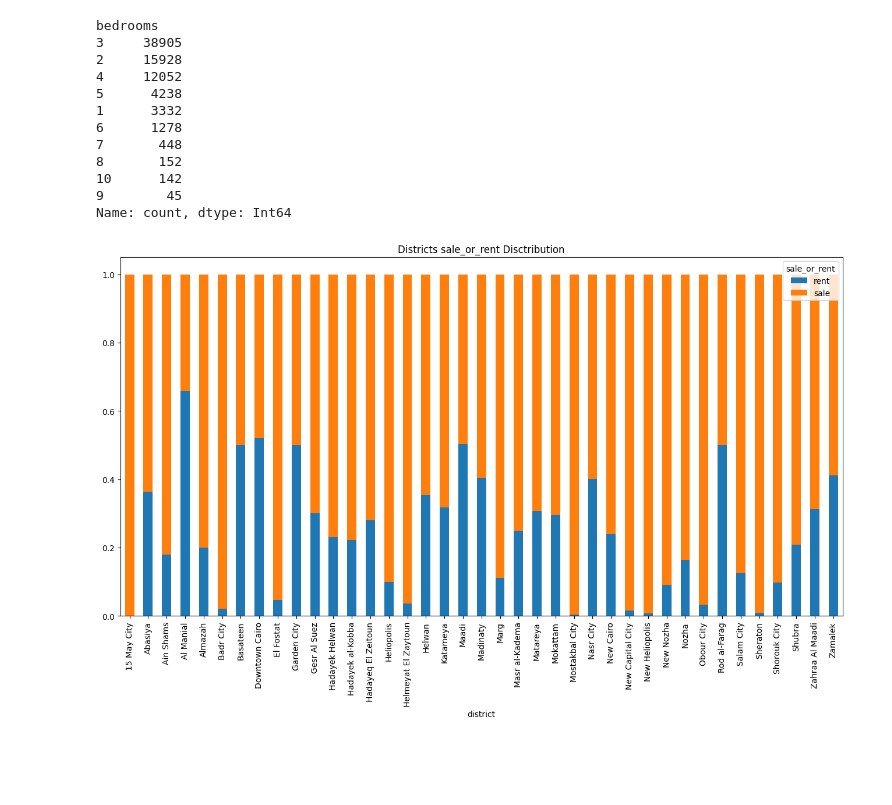
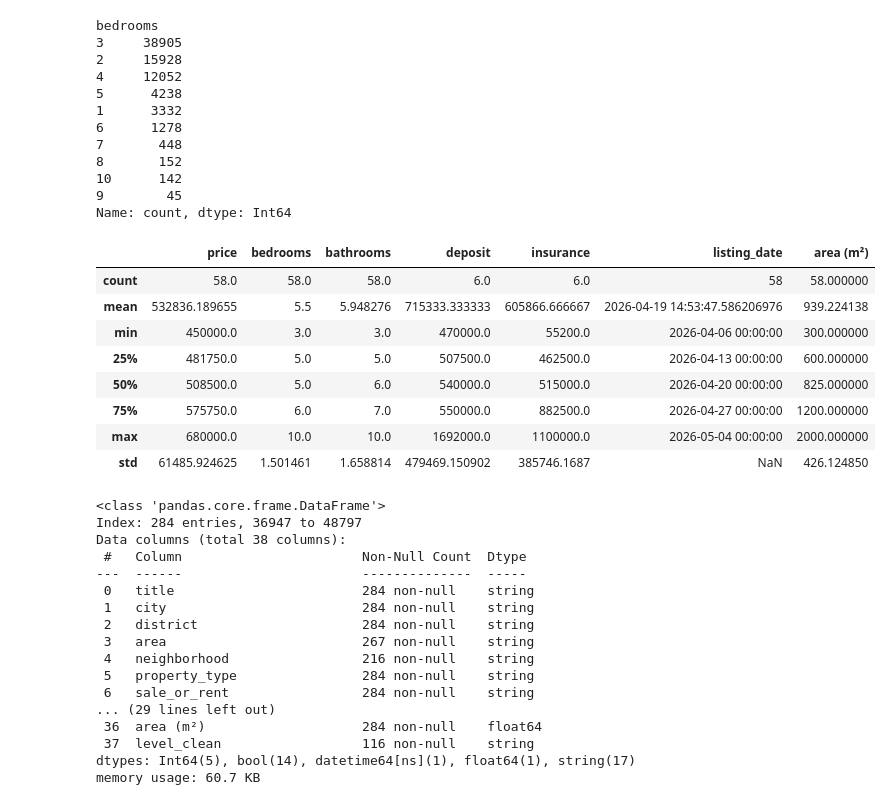
Before and after one commit to MarwanAshrafMakhlouf/cairo_real_state_intelligence_platform, a Jupyter notebook: notebooks/EDA.ipynb, the cells around one changed output. Cells and saved outputs as stored; diff of their text form; code cells hidden in the pictures; blank space fills up the shorter version.

```diff
--- a/notebooks/EDA.ipynb
+++ b/notebooks/EDA.ipynb
@@ -799,0 +933,5 @@ for pro in property_type:
+# %%
+links = []
+for index, row in extreme_rental_villas.iterrows():
+    link_row = links_df[links_df['title'] == row['title']]
+    links.append({'title': row['title'], 'villas_extreme_links': link_row['link'].values[0] if not link_row.empty else 'Link not found', 'price': row['price']})
@@ -799,0 +941,7 @@ for pro in property_type:
+# %%
+### This part will be a bit tedious becausce to make sure I need to mannualy check the data source to make sure that it's not a scraping error or a data entry error
+### First the most extreme rental villas will be removed
+extreme_rental_villas['price'].value_counts()
+for index,row in extreme_rental_villas.iterrows():
+    if row['price'] >= 700000:
+        print(f"Title: {row['title']} Price: {row['price']} with area {row['area (m²)']} m² and rental frequency {row['rental frequency']}")
@@ -800,3 +954,11 @@ for pro in property_type:
+# %%
+## After checking the data source I found that these properties are actually listed with these prices and they are not a scraping error or
+## a data entry error but they are actually listed with these prices because they are located in very high end compounds
+## However, I will remove them from the dataset because they are extreme outliers and will affect the model performance.
+
+for index, row in extreme_rental_villas.iterrows():
+    if row['price'] >= 700000:
+        df.drop(index, inplace=True)
 # %% [markdown]
 ## Summarizing our findings for today:
 1. Price is heavily right-skewed with extreme outliers across all property types — expected in real estate and must be preserved, not suppressed, as high-value properties are a core market segment.
@@ -870,14 +1050,3 @@ bedrooms
 10      142
 9        45
 Name: count, dtype: Int64
-# %%
-# First let's get an overview of what is the location distribution of our data district level
-# and in each district what are the domninat property type
-data = df.groupby('district')['sale_or_rent'].value_counts(normalize=True)
-plot_df = data.unstack(level='sale_or_rent').fillna(0)
-plot_df = plot_df.loc[(plot_df !=0).any(axis=1), (plot_df !=0).any(axis=0)]
-plot_df.plot(kind='bar', stacked= True,figsize=(16,8))
-plt.title('Districts sale_or_rent Disctribution')
-plt.show()
-# %% [output]
-[figure, removed]
@@ -885,0 +1053,14 @@ plt.show()
+# %%
+extreme_rental_villas = df[(df['property_type'] == 'villas') & (df['sale_or_rent'] == 'rent') & (df['price'] >= df[(df['property_type'] == 'villas') & (df['sale_or_rent'] == 'rent')]['price'].quantile(0.98))]
+# %%
+extreme_rental_villas.describe()
+# %% [output]
+|  | price | bedrooms | bathrooms | deposit | insurance | listing_date | area (m²) |
+| count | 58.0 | 58.0 | 58.0 | 6.0 | 6.0 | 58 | 58.000000 |
+| mean | 532836.189655 | 5.5 | 5.948276 | 715333.333333 | 605866.666667 | 2026-04-19 14:53:47.586206976 | 939.224138 |
+| min | 450000.0 | 3.0 | 3.0 | 470000.0 | 55200.0 | 2026-04-06 00:00:00 | 300.000000 |
+| 25% | 481750.0 | 5.0 | 5.0 | 507500.0 | 462500.0 | 2026-04-13 00:00:00 | 600.000000 |
+| 50% | 508500.0 | 5.0 | 6.0 | 540000.0 | 515000.0 | 2026-04-20 00:00:00 | 825.000000 |
+| 75% | 575750.0 | 6.0 | 7.0 | 550000.0 | 882500.0 | 2026-04-27 00:00:00 | 1200.000000 |
+| max | 680000.0 | 10.0 | 10.0 | 1692000.0 | 1100000.0 | 2026-05-04 00:00:00 | 2000.000000 |
+| std | 61485.924625 | 1.501461 | 1.658814 | 479469.150902 | 385746.1687 | NaN | 426.124850 |
@@ -885,0 +1069,20 @@ plt.show()
+# %%
+extreme_rental_apartments.info()
+# %% [output]
+<class 'pandas.core.frame.DataFrame'>
+Index: 284 entries, 36947 to 48797
+Data columns (total 38 columns):
+ #   Column                       Non-Null Count  Dtype
+---  ------                       --------------  -----
+ 0   title                        284 non-null    string
+ 1   city                         284 non-null    string
+ 2   district                     284 non-null    string
+ 3   area                         267 non-null    string
+ 4   neighborhood                 216 non-null    string
+ 5   property_type                284 non-null    string
+ 6   sale_or_rent                 284 non-null    string
+... (29 lines left out)
+ 36  area (m²)                    284 non-null    float64
+ 37  level_clean                  116 non-null    string
+dtypes: Int64(5), bool(14), datetime64[ns](1), float64(1), string(17)
+memory usage: 60.7 KB
```
Also changed, not shown: parts of 37 cells of this notebook, 4 other files.
